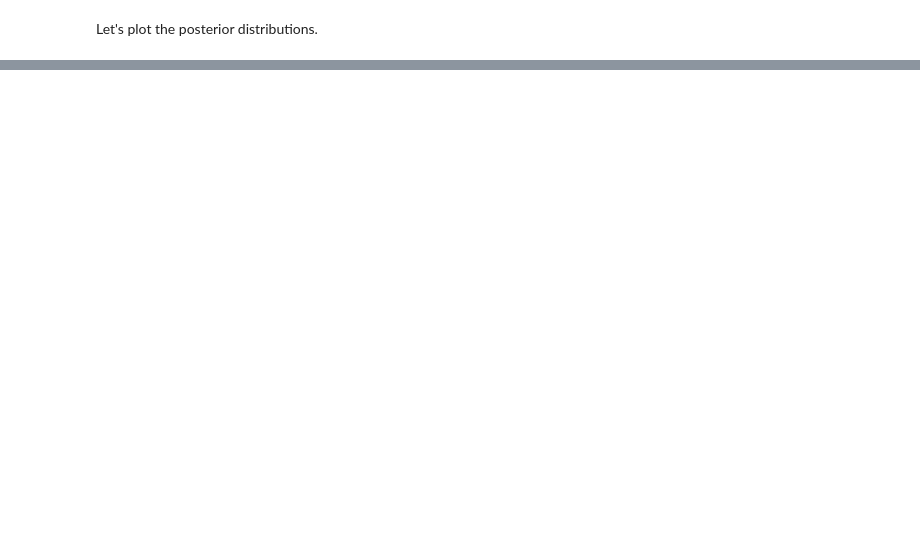
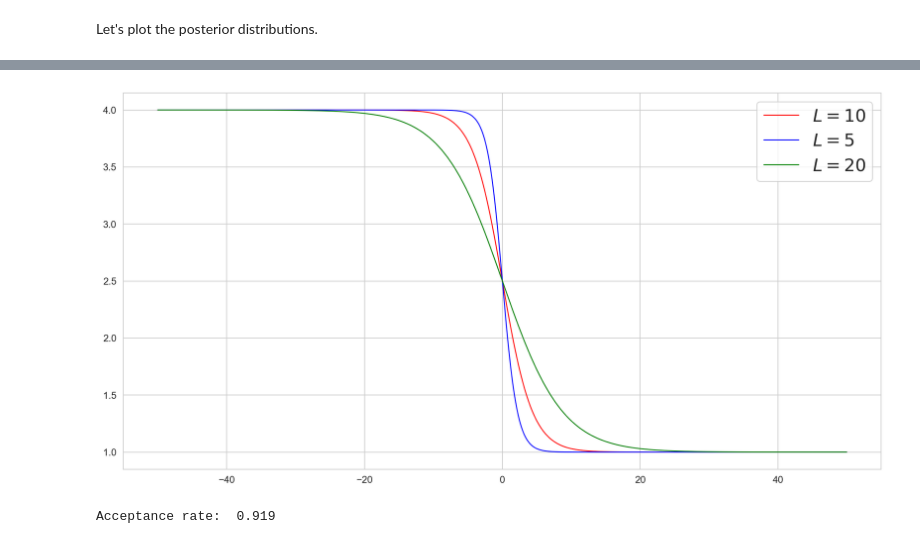
Before and after one commit to michal200292/ESUM, a Jupyter notebook: lab7.ipynb, the cells around one changed output, grey strips where cells are left out. Cells and saved outputs as stored; diff of their text form; code cells hidden in the pictures; blank space fills up the shorter version.

```diff
--- a/lab7.ipynb
+++ b/lab7.ipynb
@@ -594,0 +628,19 @@ plot_posterior_dist(interval_change_samples[2:],
+# %%
+x = np.arange(-50, 50, 0.05)
+
+def widen(L, a):
+    return tf.math.log((1/(1 - a)) - 1) / L
+
+def sigmoid(arr, T, L, lambda_1, lambda_2, a=0.01):
+    return tf.math.pow(tf.math.exp(widen(L, a)*(arr - T)) + 1, -1)* (lambda_2 - lambda_1) + lambda_1
+
+
+fig = plt.figure(figsize=(14, 7))
+
+plt.plot(x, sigmoid(x, 0, 10, 4, 1), ls='-', lw=1.0, color='r', label=r'$L=10$')
+plt.plot(x, sigmoid(x, 0, 5, 4, 1), ls='-', lw=1.0, color='b', label=r'$L=5$')
+plt.plot(x, sigmoid(x, 0, 20, 4, 1), ls='-', lw=1.0, color='g', label=r'$L=20$')
+plt.legend(prop={'size': 18})
+plt.show()
+# %% [output]
+[figure, added]
@@ -594,0 +670,9 @@ plot_posterior_dist(interval_change_samples[2:],
+# %%
+interval_change_samples, interval_change_kernel_results = run_chain(interval_change_hmc_kernel,
+                                                                    interval_change_initial_state,
+                                                                    num_results=1000,
+                                                                    num_burnin_steps=1000)
+
+print("Acceptance rate: ", interval_change_kernel_results.is_accepted.numpy().mean())
+# %% [output]
+Acceptance rate:  0.919
```
Also changed, not shown: parts of 17 cells of this notebook.
